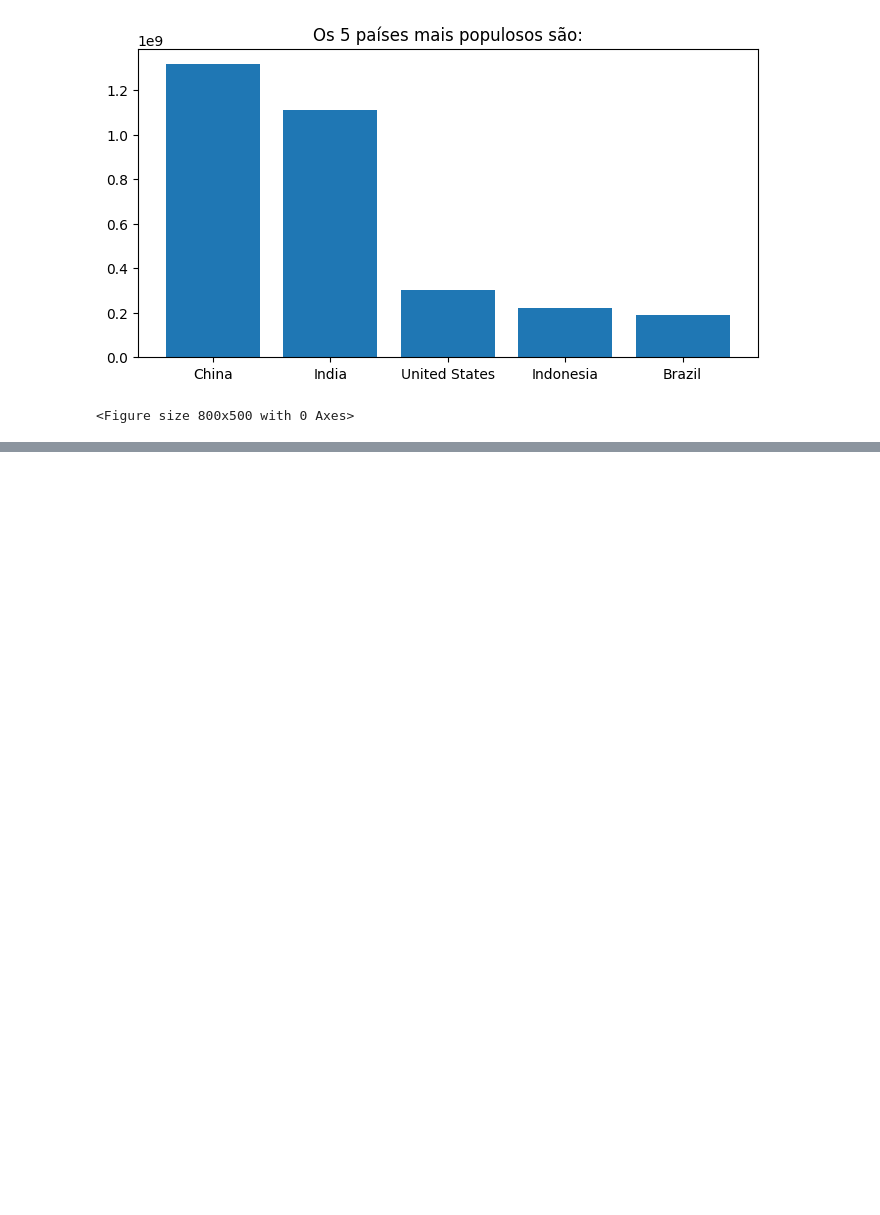
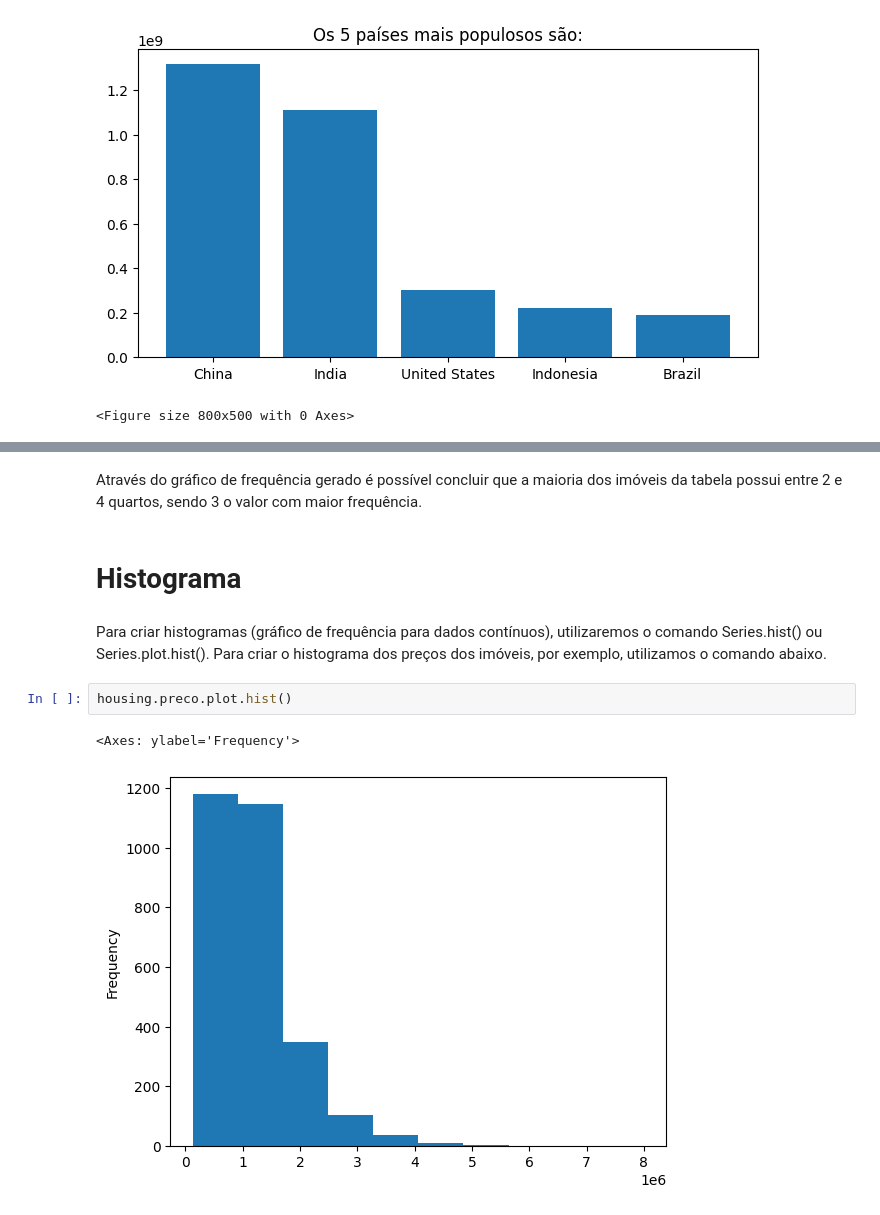
Before and after one commit to cvs2010/Data-Science-Projects, a Jupyter notebook: 00_pandas_tutorial.ipynb, the cells around one changed output, grey strips where cells are left out. Drawn from its saved outputs; the diff is of its cells as text; blank space fills up the shorter version.

```diff
--- a/00_pandas_tutorial.ipynb
+++ b/00_pandas_tutorial.ipynb
@@ -268,0 +384,11 @@ plt.figure(figsize=(8,5))
+# %% [markdown]
+Através do gráfico de frequência gerado é possível concluir que a maioria dos imóveis da tabela possui entre 2 e 4 quartos, sendo 3 o valor com maior frequência.
+# %% [markdown]
+# Histograma
+# %% [markdown]
+Para criar histogramas (gráfico de frequência para dados contínuos), utilizaremos o comando Series.hist() ou Series.plot.hist(). Para criar o histograma dos preços dos imóveis, por exemplo, utilizamos o comando abaixo.
+# %%
+housing.preco.plot.hist()
+# %% [output]
+<Axes: ylabel='Frequency'>
+[figure, added]
```
Also changed, not shown: parts of 43 cells of this notebook.
